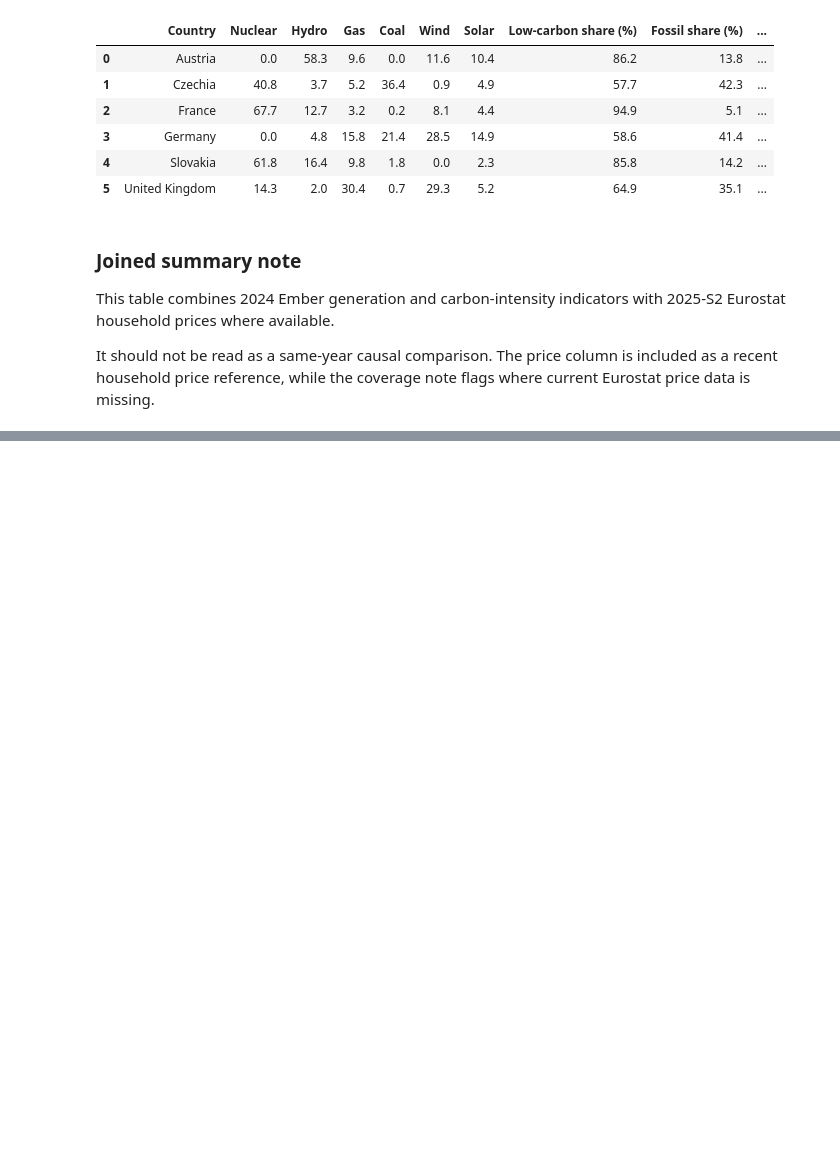
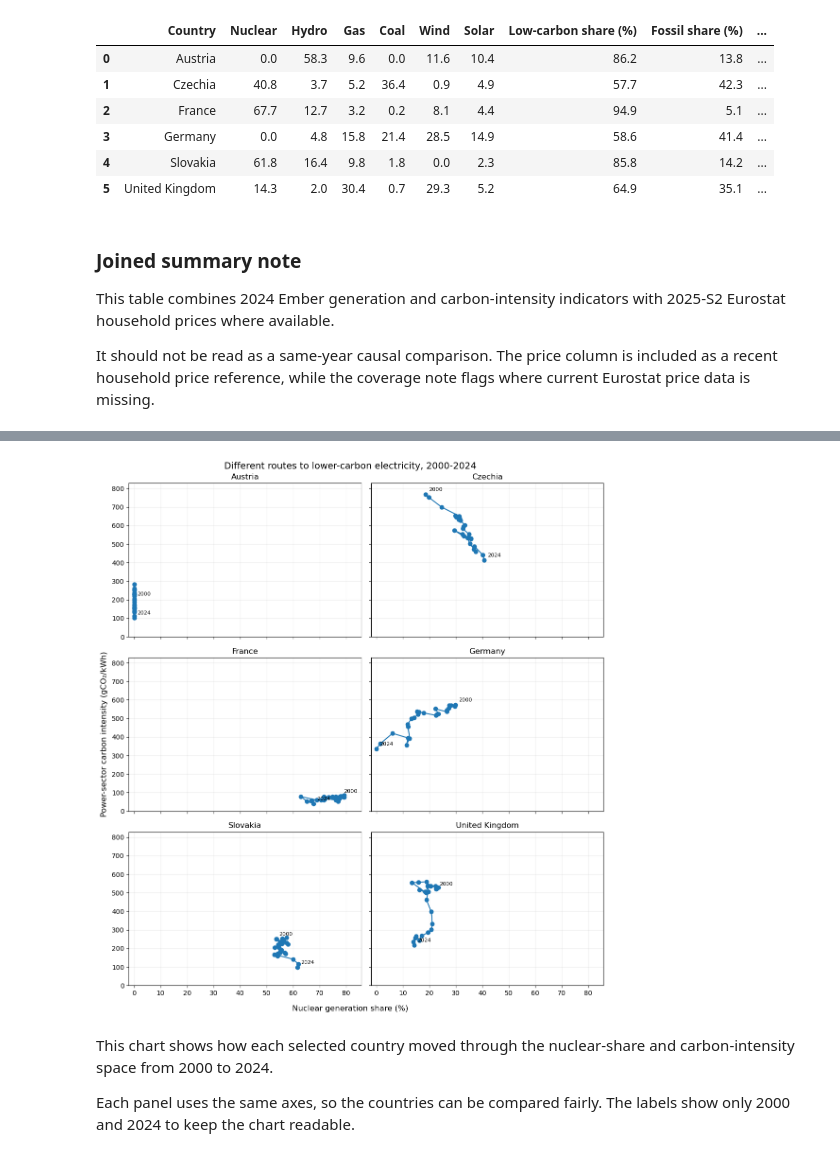
Before and after one commit to goodchoyce/nuclear-prices-carbon-europe, a Jupyter notebook: notebooks/01_dataset_review.ipynb, the cells around one changed output, grey strips where cells are left out. Cells and saved outputs as stored; diff of their text form; code cells hidden in the pictures; blank space fills up the shorter version.

Commit message:
Add nuclear-carbon visualisation outputs

```diff
--- a/notebooks/01_dataset_review.ipynb
+++ b/notebooks/01_dataset_review.ipynb
@@ -725,0 +850,76 @@ It should not be read as a same-year causal comparison. The price column is incl
+# %%
+# Connected scatter small multiples: one compact panel per country.
+label_years = [2000, 2024]
+
+countries_order = [
+    "Austria",
+    "Czechia",
+    "France",
+    "Germany",
+    "Slovakia",
+    "United Kingdom"
+]
+
+fig, axes = plt.subplots(3, 2, figsize=(11, 12), sharex=True, sharey=True)
+axes = axes.flatten()
+
+x_max = bubble_data["Nuclear share (%)"].max() * 1.08
+y_max = bubble_data["Carbon intensity (gCO2/kWh)"].max() * 1.08
+
+for ax, country in zip(axes, countries_order):
+    country_data = (
+        bubble_data[bubble_data["Country"] == country]
+        .sort_values("Year")
+        .copy()
+    )
+
+    ax.plot(
+        country_data["Nuclear share (%)"],
+        country_data["Carbon intensity (gCO2/kWh)"],
+        marker="o",
+        linewidth=1.5
+    )
+
+    # Label only the start and end years to reduce clutter.
+    for _, row in country_data[country_data["Year"].isin(label_years)].iterrows():
+        ax.annotate(
+            str(int(row["Year"])),
+            (
+                row["Nuclear share (%)"],
+                row["Carbon intensity (gCO2/kWh)"]
+            ),
+            textcoords="offset points",
+            xytext=(5, 5),
+            fontsize=8
+        )
+
+    ax.set_title(country)
+    ax.set_xlim(-2, x_max)
+    ax.set_ylim(0, y_max)
+    ax.grid(True, alpha=0.25)
+
+fig.suptitle(
+    "Different routes to lower-carbon electricity, 2000-2024",
+    fontsize=14
+)
+
+fig.supxlabel("Nuclear generation share (%)")
+fig.supylabel("Power-sector carbon intensity (gCO₂/kWh)")
+
+outputs_dir = project_root / "outputs" / "charts"
+outputs_dir.mkdir(parents=True, exist_ok=True)
+
+fig.savefig(
+    outputs_dir / "connected_scatter_nuclear_share_carbon_intensity_2000_2024.png",
+    dpi=200,
+    bbox_inches="tight"
+)
+
+plt.tight_layout()
+plt.show()
+# %% [output]
+[figure, added]
+# %% [markdown]
+This chart shows how each selected country moved through the nuclear-share and carbon-intensity space from 2000 to 2024.
+
+Each panel uses the same axes, so the countries can be compared fairly. The labels show only 2000 and 2024 to keep the chart readable.
```
Also changed, not shown: parts of 8 cells of this notebook, 2 other files.
